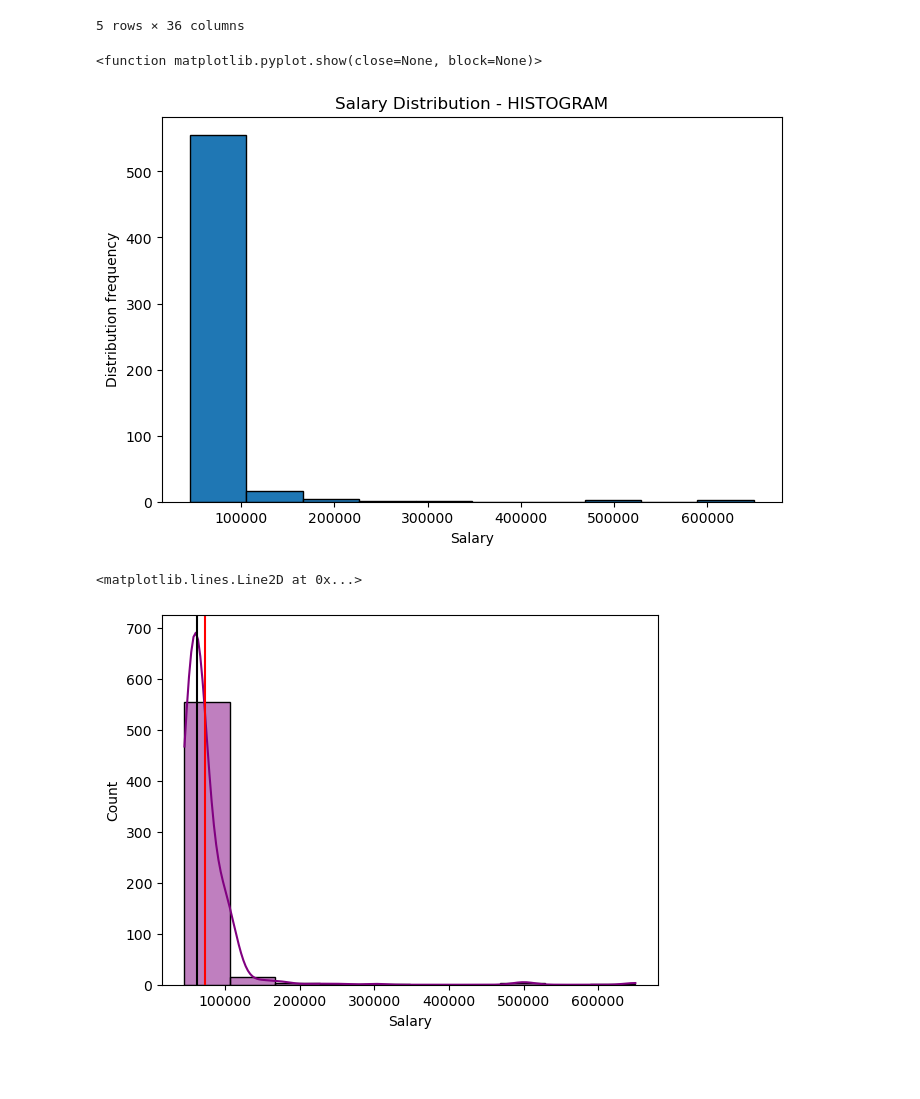
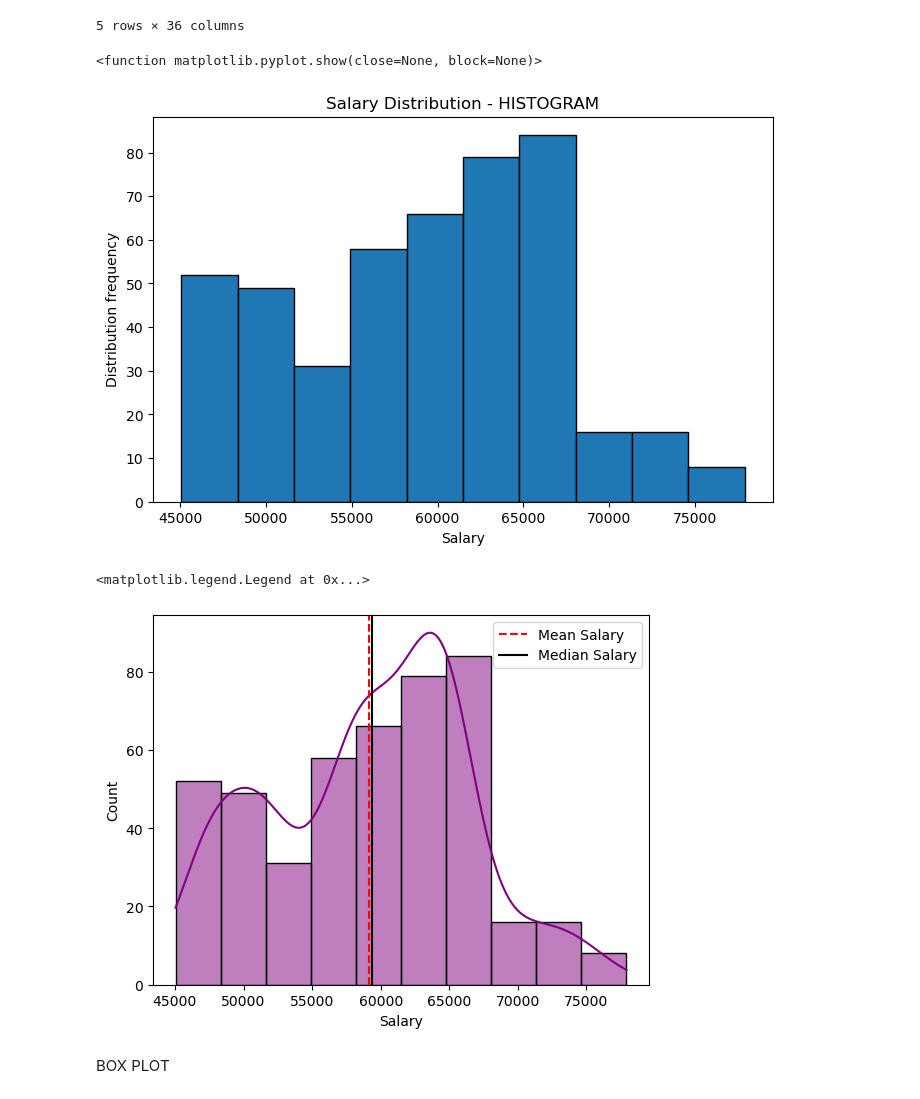
Before and after one commit to SmriteePoudel/DataScience, a Jupyter notebook: Visualization2.ipynb, the cells around one changed output. Drawn from its saved outputs; the diff is of its cells as text; code cells hidden in the pictures; blank space fills up the shorter version.

Commit message:
Box plot and its func

```diff
--- a/Visualization2.ipynb
+++ b/Visualization2.ipynb
@@ -16,8 +16,8 @@ hr.head()
 | 4 | Anderson, Carol | 10069 | 0 | 2 | 0 | 5 | 5 | 3 | ... |
 5 rows × 36 columns
 # %%
-#clean_salary = hr['Salary']<102000
-#hr = hr[clean_salary]
+clean_salary = hr['Salary']<102000
+hr = hr[clean_salary]
 # %%
 plt.figure(figsize=(8,5))
 plt.hist(hr['Salary'], edgecolor = 'black')
@@ -27,7 +27,7 @@ plt.title('Salary Distribution - HISTOGRAM')
 plt.show
 # %% [output]
 <function matplotlib.pyplot.show(close=None, block=None)>
-[figure, old version]
+[figure, new version]
 # %%
 
 import seaborn as sns
@@ -37,9 +37,12 @@ median_salary = hr['Salary'].median()
 # %%
 #KDE -> Kernel Density Estimate
 # axvline -> axis vertical line
 sns.histplot(hr['Salary'], bins=10, kde= True, color= 'purple')
 plt.axvline(mean_salary, color ='red', label = 'Mean Salary', ls='--')
 plt.axvline(median_salary, color ='black', label ='Median Salary' )
+plt.legend()
 # %% [output]
-<matplotlib.lines.Line2D at 0x...>
+<matplotlib.legend.Legend at 0x...>
-[figure, old version]
+[figure, new version]
+# %% [markdown]
+BOX PLOT
```
Also changed, not shown: parts of 3 cells of this notebook, 1 other file.
